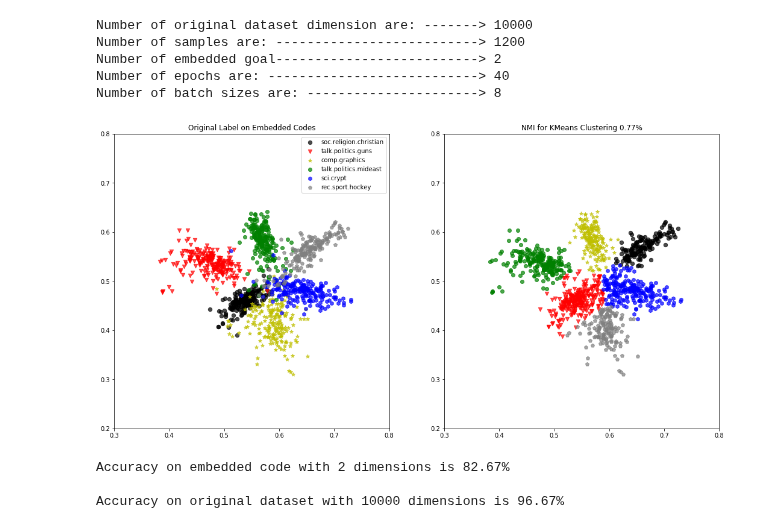
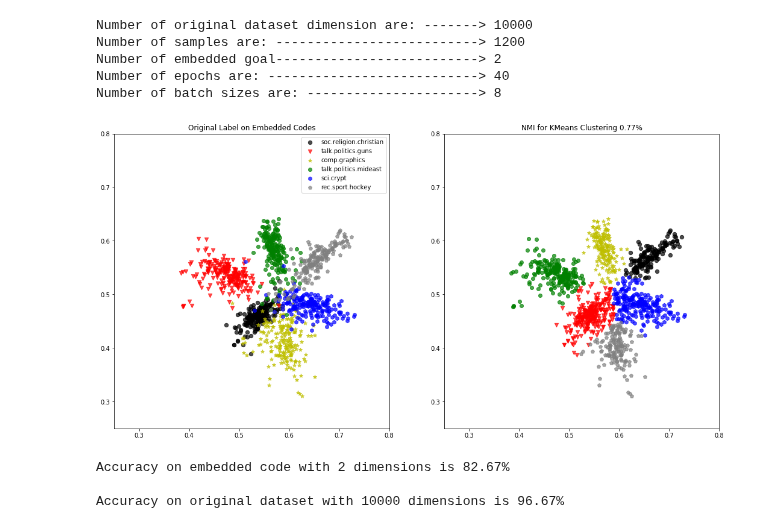
Before and after one commit to saman-nia/Deep-Learning-for-Dimensionality-Reduction, a Jupyter notebook: Text Documents Dimensionality Reduction/SVC_on_6NG_Embedded.ipynb, the cells around one changed output. Drawn from its saved outputs; the diff is of its cells as text; code cells hidden in the pictures.

```diff
--- a/Text Documents Dimensionality Reduction/SVC_on_6NG_Embedded.ipynb
+++ b/Text Documents Dimensionality Reduction/SVC_on_6NG_Embedded.ipynb
@@ -554,24 +554,24 @@ markers_list = markers_list[:n_groups]
 # %%
 plt.figure(figsize=(18,9))
 for num in range(n_groups):
   plt.subplot(1,2,1)
-  plt.ylim(bottom=0.2, top=0.8)
-  plt.xlim(left=0.3, right=0.8)
+  plt.ylim(bottom=0.25, top=0.8)
+  plt.xlim(left=0.25, right=0.8)
   plt.scatter([ae_codes[:,0][i] for i in range(len(labels_set)) if labels_set[i] == num],
               [ae_codes[:,1][i] for i in range(len(labels_set)) if labels_set[i] == num],
               40, label=categories_lables[num], alpha=0.7, color = sorted_color[num], marker=markers_list[num])
   plt.title('Original Label on Embedded Codes')
   plt.legend(loc='best')
   plt.subplot(1,2,2)
-  plt.ylim(bottom=0.2, top=0.8)
-  plt.xlim(left=0.3, right=0.8)
+  plt.ylim(bottom=0.25, top=0.8)
+  plt.xlim(left=0.25, right=0.8)
   plt.scatter([ae_codes[:,0][i] for i in range(len(pred_KMeans_code)) if pred_KMeans_code[i] == num],
               [ae_codes[:,1][i] for i in range(len(pred_KMeans_code)) if pred_KMeans_code[i] == num],
               40, alpha=0.7, color = sorted_color[num], marker=markers_list[num])
   plt.title('NMI for KMeans Clustering {:0.2f}%'.format(nmi_KMeans_code))
 plt.show()
 # %% [output]
-[figure, old version]
+[figure, new version]
 # %%
 import matplotlib
 import matplotlib.cm as cm
```
Also changed, not shown: parts of 3 cells of this notebook.
